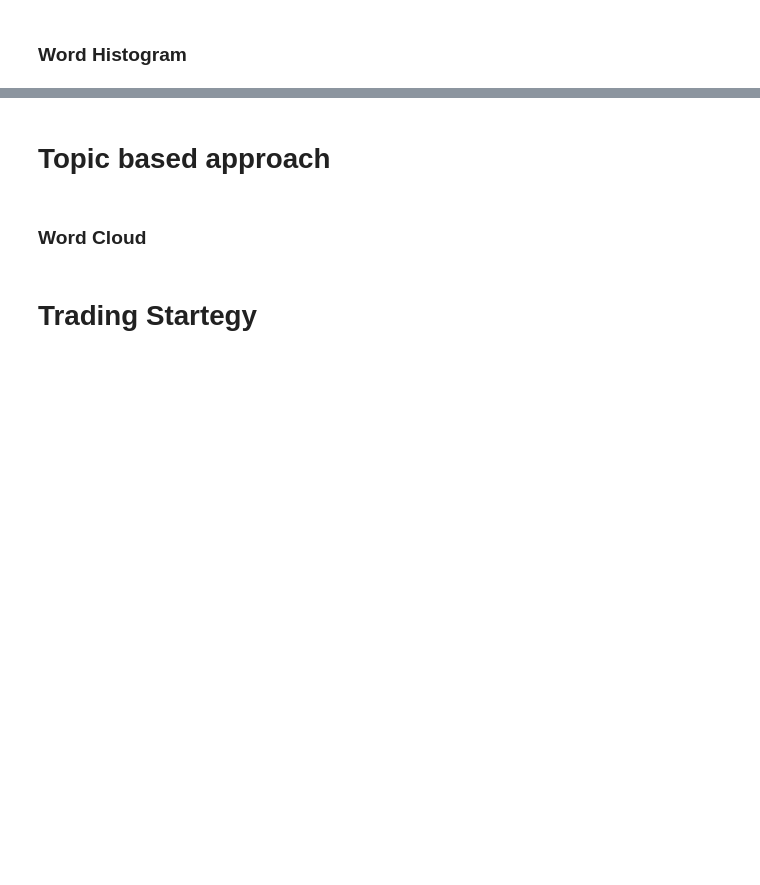
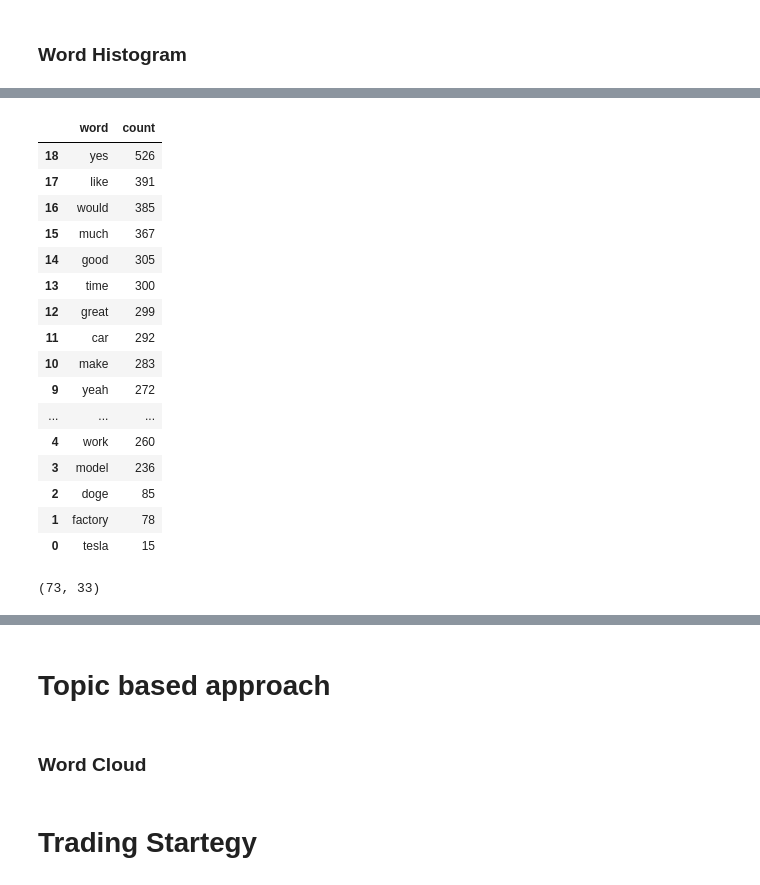
Before and after one commit to vladlevitin/finance_project, a Jupyter notebook: analysis.ipynb, the cells around one changed output, grey strips where cells are left out. Drawn from its saved outputs; the diff is of its cells as text; code cells hidden in the pictures; blank space fills up the shorter version.

```diff
--- a/analysis.ipynb
+++ b/analysis.ipynb
@@ -529,0 +517,26 @@ plt.show()
+# %%
+# create a data frame of the top frequent_words_filtered, with the word and count
+
+word_df = pd.DataFrame({'word': words, 'count': count})
+
+# sort the data frame by count in descending order
+word_df.sort_values(by='count', ascending=False, inplace=True)
+word_df
+# %% [output]
+|  | word | count |
+| 18 | yes | 526 |
+| 17 | like | 391 |
+| 16 | would | 385 |
+| 15 | much | 367 |
+| 14 | good | 305 |
+| 13 | time | 300 |
+| 12 | great | 299 |
+| 11 | car | 292 |
+| 10 | make | 283 |
+| 9 | yeah | 272 |
+| ... | ... | ... |
+| 4 | work | 260 |
+| 3 | model | 236 |
+| 2 | doge | 85 |
+| 1 | factory | 78 |
+| 0 | tesla | 15 |
@@ -529,0 +562,9 @@ plt.show()
+# %%
+df = eth
+word = 'doge'
+
+df[df[word]==1].shape
+
+#df[df['has_tweeted']==1].shape
+# %% [output]
+(73, 33)
```
Also changed, not shown: parts of 33 cells of this notebook, 1 other file.
